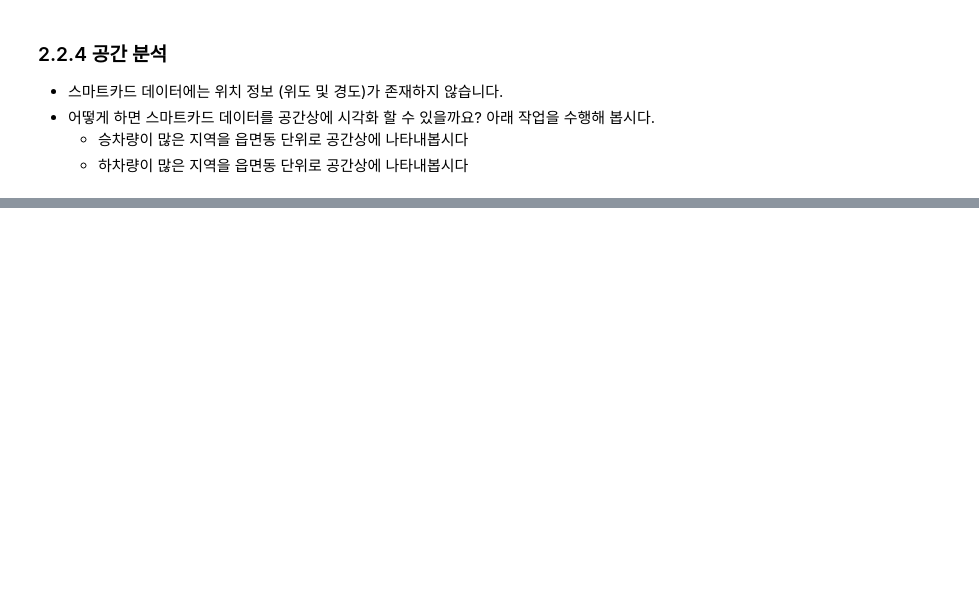
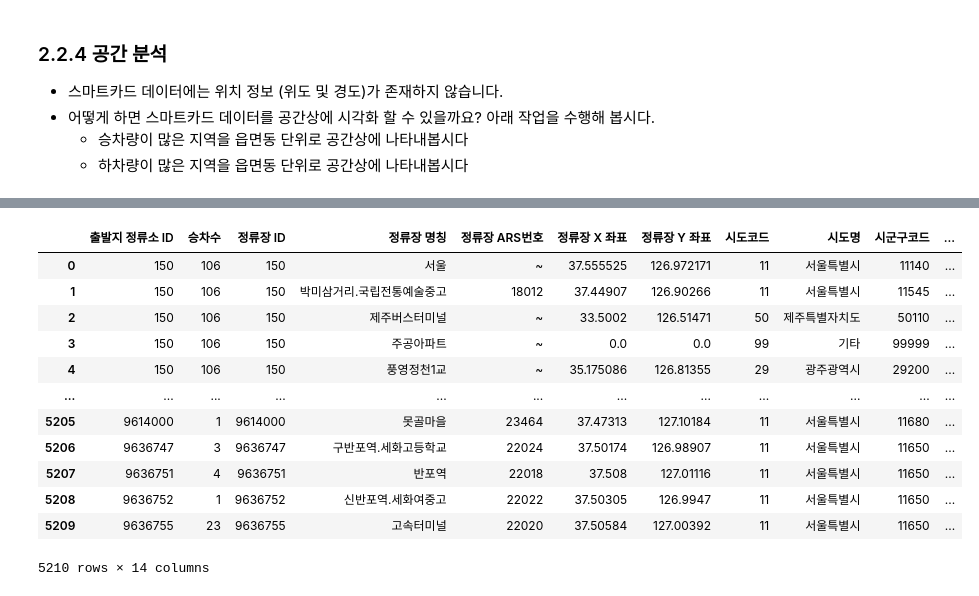
Before and after one commit to jihoyeo/mobility-simulation-book, a Jupyter notebook: ko/chapter2-2.ipynb, the cells around one changed output, grey strips where cells are left out. Cells and saved outputs as stored; diff of their text form; code cells hidden in the pictures; blank space fills up the shorter version.

```diff
--- a/ko/chapter2-2.ipynb
+++ b/ko/chapter2-2.ipynb
@@ -97,0 +86,39 @@ print("=" * 50)
+# %%
+# 수도권 데이터만 추출하는 함수 정의
+def load_trip_data_by_region(date, sido_codes=None):
+    """
+    특정 날짜와 시도코드로 필터링된 TCD 데이터를 불러오는 함수
+
+    Args:
+        date (str): 날짜 문자열 (예: '20240923')
+        sido_codes (list): 시도코드 리스트 (예: [11, 28, 41] for 수도권)
+                          None인 경우 전체 데이터 반환
+
+    Returns:
+        pd.DataFrame: 필터링된 데이터프레임
+    """
+    file_path = f'../data/smartcard/TCD_{date}_modify.parquet'
+    df = pd.read_parquet(file_path)
+
+    # 시도코드가 지정된 경우 필터링
+    if sido_codes is not None:
+        # 출발지와 도착지의 시군구 코드에서 시도코드 추출 (앞 2자리)
+        # 먼저 'na' 값이 있는 행들을 제거하고 처리
+        df = df.dropna(subset=['승차시군구코드', '하차시군구코드'])
+
+        # 문자열로 변환 후 .0 제거하고 앞 2자리 추출
+        df['출발_시도코드'] = df['승차시군구코드'].str[:2]
+        df['도착_시도코드'] = df['하차시군구코드'].str[:2]
+
+        # 출발지 또는 도착지가 지정된 시도에 포함되는 데이터만 추출
+        df = df[
+            (df['출발_시도코드'].isin(sido_codes)) |
+            (df['도착_시도코드'].isin(sido_codes))
+        ].copy()
+
+        # 환승 건수 컬럼을 숫자형으로 변환
+        # df['환승 건수'] = pd.to_numeric(df['환승 건수'], errors='coerce')
+
+    return df
+
+df = load_trip_data_by_region('20240923', ['11', '28', '41'])
@@ -278,0 +592,16 @@ Index(['출발 승차 일시', '출발 교통수단 코드', '출발 교통수
+# %%
+board_gdf
+# %% [output]
+|  | 출발지 정류소 ID | 승차수 | 정류장 ID | 정류장 명칭 | 정류장 ARS번호 | 정류장 X 좌표 | 정류장 Y 좌표 | 시도코드 | 시도명 | 시군구코드 | ... |
+| 0 | 150 | 106 | 150 | 서울 | ~ | 37.555525 | 126.972171 | 11 | 서울특별시 | 11140 | ... |
+| 1 | 150 | 106 | 150 | 박미삼거리.국립전통예술중고 | 18012 | 37.44907 | 126.90266 | 11 | 서울특별시 | 11545 | ... |
+| 2 | 150 | 106 | 150 | 제주버스터미널 | ~ | 33.5002 | 126.51471 | 50 | 제주특별자치도 | 50110 | ... |
+| 3 | 150 | 106 | 150 | 주공아파트 | ~ | 0.0 | 0.0 | 99 | 기타 | 99999 | ... |
+| 4 | 150 | 106 | 150 | 풍영정천1교 | ~ | 35.175086 | 126.81355 | 29 | 광주광역시 | 29200 | ... |
+| ... | ... | ... | ... | ... | ... | ... | ... | ... | ... | ... | ... |
+| 5205 | 9614000 | 1 | 9614000 | 못골마을 | 23464 | 37.47313 | 127.10184 | 11 | 서울특별시 | 11680 | ... |
+| 5206 | 9636747 | 3 | 9636747 | 구반포역.세화고등학교 | 22024 | 37.50174 | 126.98907 | 11 | 서울특별시 | 11650 | ... |
+| 5207 | 9636751 | 4 | 9636751 | 반포역 | 22018 | 37.508 | 127.01116 | 11 | 서울특별시 | 11650 | ... |
+| 5208 | 9636752 | 1 | 9636752 | 신반포역.세화여중고 | 22022 | 37.50305 | 126.9947 | 11 | 서울특별시 | 11650 | ... |
+| 5209 | 9636755 | 23 | 9636755 | 고속터미널 | 22020 | 37.50584 | 127.00392 | 11 | 서울특별시 | 11650 | ... |
+5210 rows × 14 columns
```
Also changed, not shown: parts of 10 cells of this notebook.
